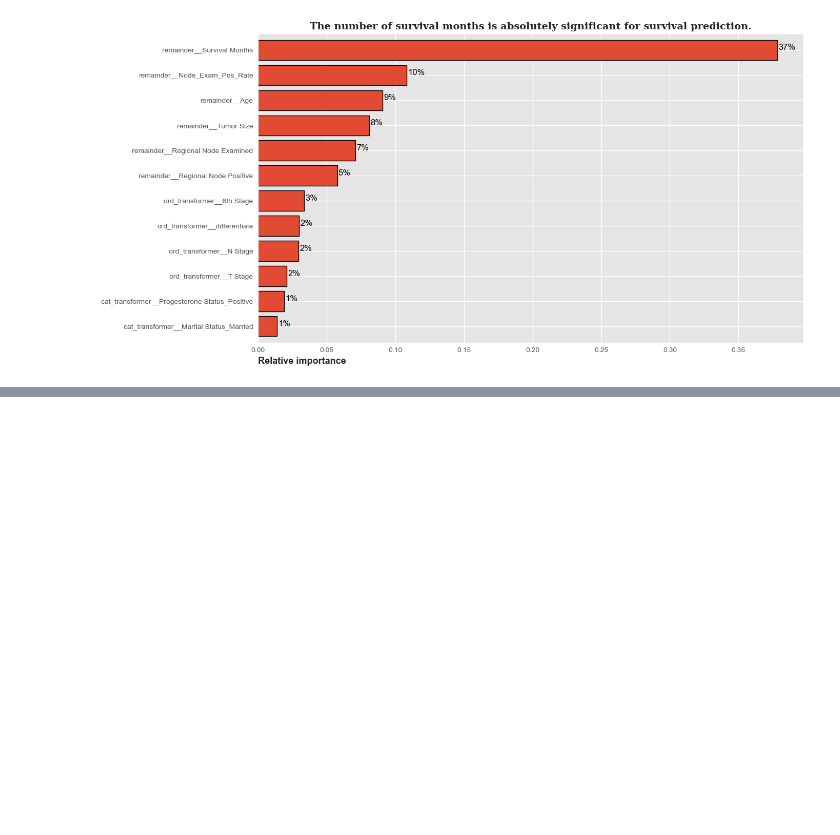
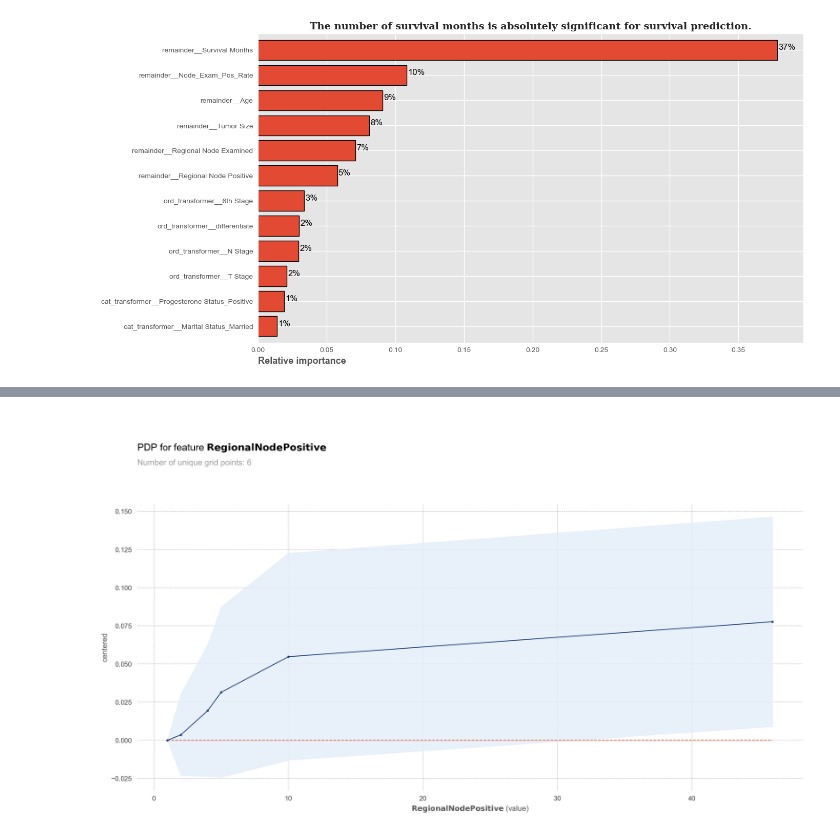
Before and after one commit to Kopy91/seer_breast_cancer, a Jupyter notebook: BreastCancer_Prediction.ipynb, the cells around one changed output, grey strips where cells are left out. Saved outputs shown, nothing was run; the diff lists cells and outputs as text; code cells hidden in the pictures; blank space fills up the shorter version.

```diff
--- a/BreastCancer_Prediction.ipynb
+++ b/BreastCancer_Prediction.ipynb
@@ -382,0 +420,4 @@ SyntaxError: unterminated string literal (detected at line 3) (1561226007.py, li
+# %%
+pdp_Regional_Node_Positive.plot(engine='matplotlib');
+# %% [output]
+[figure, added]
```
Also changed, not shown: parts of 11 cells of this notebook.
